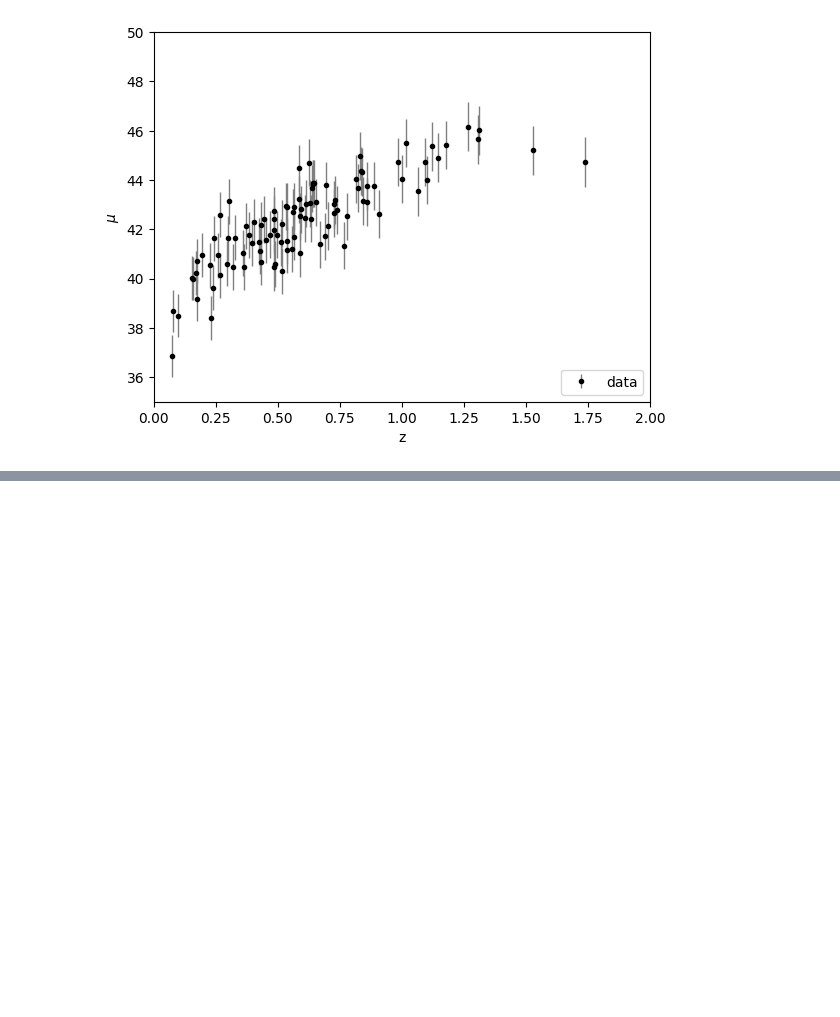
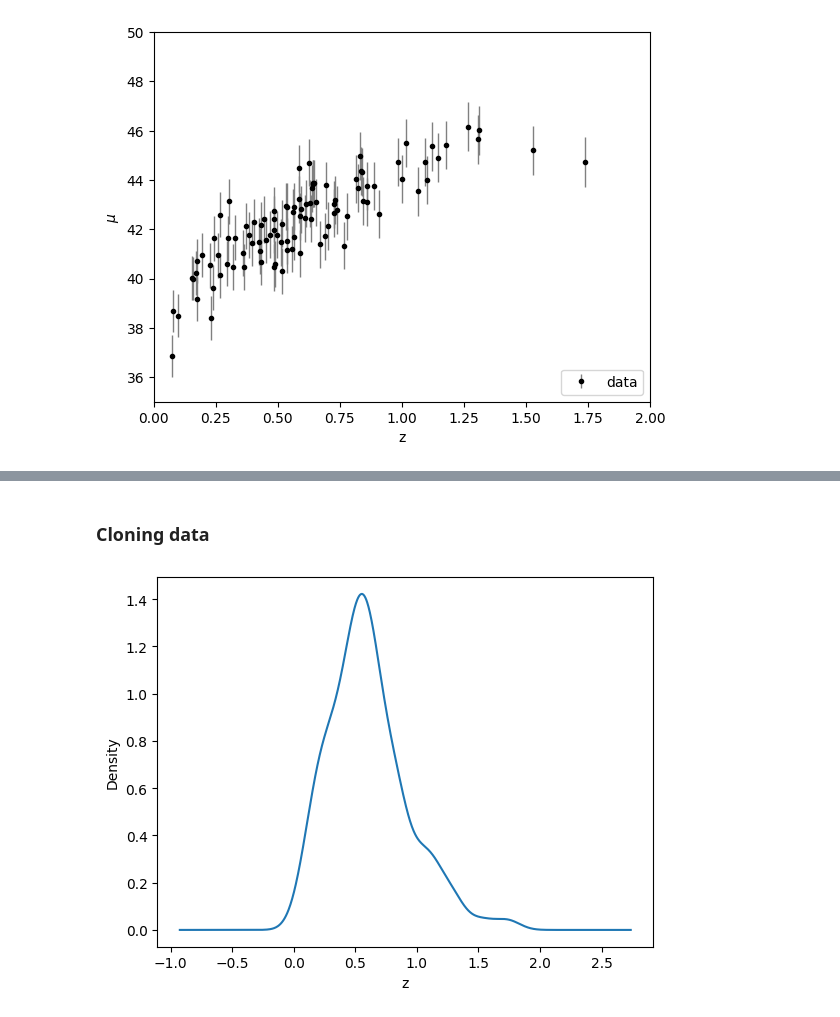
Before and after one commit to Sofiadossena/astrostatistics_bicocca_2025, a Jupyter notebook: working/18_Supernovae2.ipynb, the cells around one changed output, grey strips where cells are left out. Cells and saved outputs as stored; diff of their text form; code cells hidden in the pictures; blank space fills up the shorter version.

```diff
--- a/working/18_Supernovae2.ipynb
+++ b/working/18_Supernovae2.ipynb
@@ -91,0 +125,21 @@ plt.show()
+# %% [markdown]
+### Cloning data
+# %%
+#VISUALIZE THE DISTRIBUTION OF DATA in z
+
+from sklearn.neighbors import KernelDensity
+
+z_vals = np.array(z_sample).reshape(-1, 1)
+
+kde = KernelDensity(kernel='gaussian', bandwidth=0.1).fit(z_vals)
+
+z_plot = np.linspace(z_vals.min() - 1, z_vals.max() + 1, 1000).reshape(-1, 1)
+log_dens = kde.score_samples(z_plot)
+dens = np.exp(log_dens)
+
+plt.plot(z_plot[:, 0], dens)
+plt.xlabel('z')
+plt.ylabel('Density')
+plt.show()
+# %% [output]
+[figure, added]
```
Also changed, not shown: parts of 18 cells of this notebook, 1 other file.
